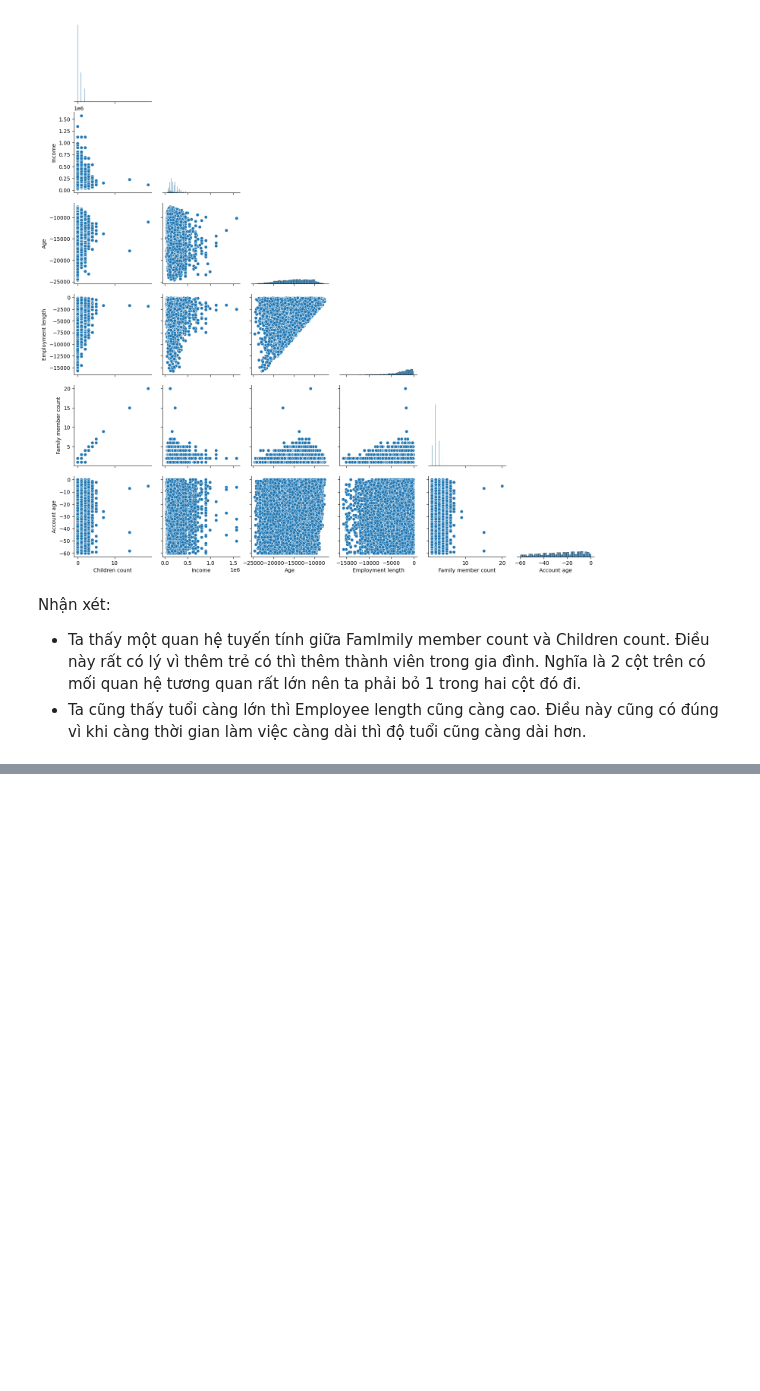
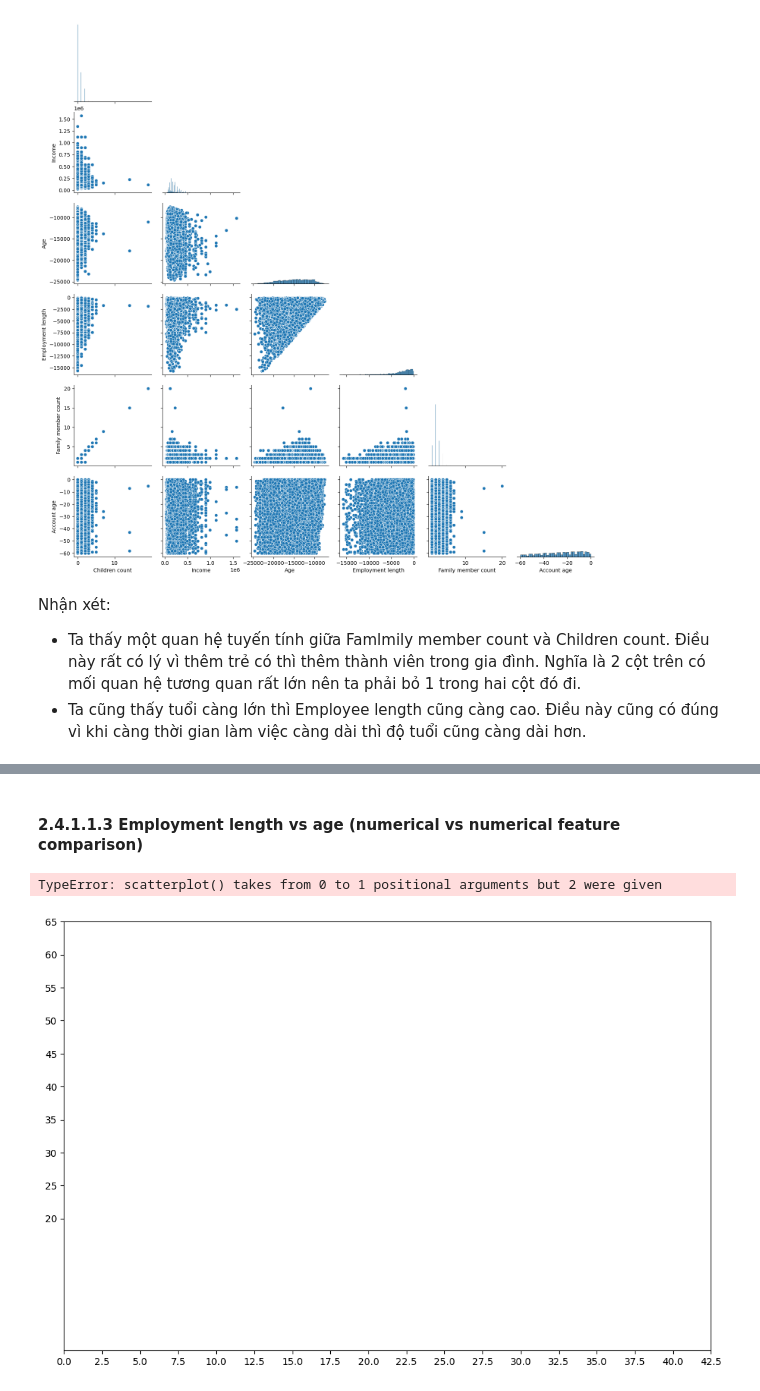
Before and after one commit to ngovanminh3232/credit_card_analyst, a Jupyter notebook: credit_analyst.ipynb, the cells around one changed output, grey strips where cells are left out. Cells and saved outputs as stored; diff of their text form; code cells hidden in the pictures; blank space fills up the shorter version.

```diff
--- a/solution2.ipynb
+++ b/credit_analyst.ipynb
@@ -1114,0 +1133,12 @@ Nhận xét:
+# %% [markdown]
+#### 2.4.1.1.3 Employment length vs age (numerical vs numerical feature comparison)
+# %%
+x_employee = np.abs(full_data[full_data['Employment length'] < 0]['Employment length'] / 365.25)
+x_employee
+fig, ax = plt.subplots(figsize=(12,8))
+plt.xticks(np.arange(0, x_employee.max(), 2.5))
+plt.yticks(np.arange(20, y_age.max(), 5))
+sns.scatterplot(x_employee,y_age,alpha=.05)
+# %% [output]
+TypeError: scatterplot() takes from 0 to 1 positional arguments but 2 were given
+[figure, added]
```
Also changed, not shown: parts of 6 cells of this notebook.
